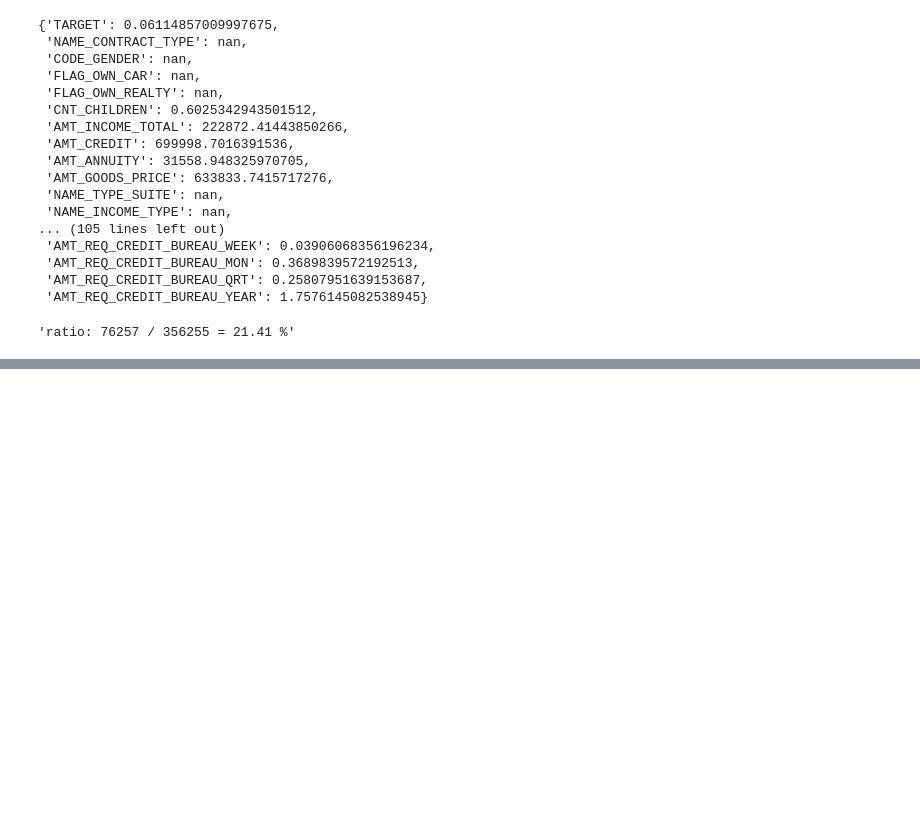
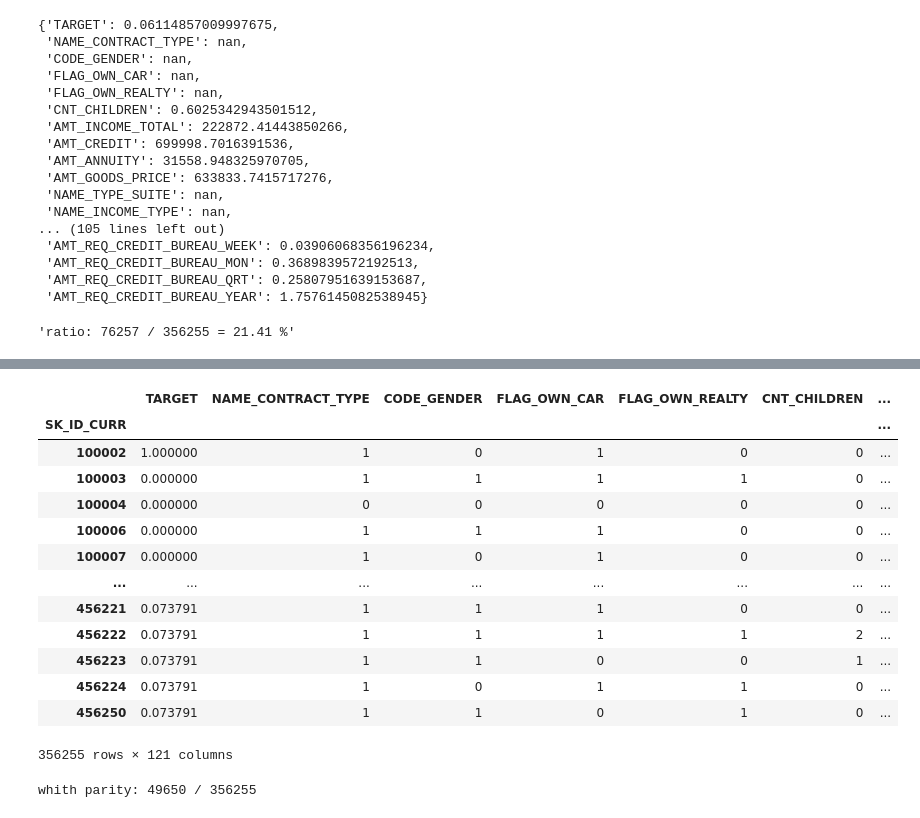
Before and after one commit to theomatas/Brain_Bros, a Jupyter notebook: Machine Learning.ipynb, the cells around one changed output, grey strips where cells are left out. Cells and saved outputs as stored; diff of their text form; code cells hidden in the pictures; blank space fills up the shorter version.

```diff
--- a/Machine Learning.ipynb
+++ b/Machine Learning.ipynb
@@ -109,0 +140,26 @@ df
+# %%
+df
+# %% [output]
+|  | TARGET | NAME_CONTRACT_TYPE | CODE_GENDER | FLAG_OWN_CAR | FLAG_OWN_REALTY | CNT_CHILDREN | ... |
+| SK_ID_CURR |  |  |  |  |  |  | ... |
+| 100002 | 1.000000 | 1 | 0 | 1 | 0 | 0 | ... |
+| 100003 | 0.000000 | 1 | 1 | 1 | 1 | 0 | ... |
+| 100004 | 0.000000 | 0 | 0 | 0 | 0 | 0 | ... |
+| 100006 | 0.000000 | 1 | 1 | 1 | 0 | 0 | ... |
+| 100007 | 0.000000 | 1 | 0 | 1 | 0 | 0 | ... |
+| ... | ... | ... | ... | ... | ... | ... | ... |
+| 456221 | 0.073791 | 1 | 1 | 1 | 0 | 0 | ... |
+| 456222 | 0.073791 | 1 | 1 | 1 | 1 | 2 | ... |
+| 456223 | 0.073791 | 1 | 1 | 0 | 0 | 1 | ... |
+| 456224 | 0.073791 | 1 | 0 | 1 | 1 | 0 | ... |
+| 456250 | 0.073791 | 1 | 1 | 0 | 1 | 0 | ... |
+356255 rows × 121 columns
+# %%
+df_true = df[df['TARGET'] == 1]
+df_false = df[df['TARGET'] != 1]
+maxi_val = min([df_false.shape[0], df_true.shape[0]])
+maxsize = maxi_val*2
+print('whith parity: {} / {}'.format(maxsize,df.shape[0],round(maxsize/df.shape[0],2)))
+df = pd.concat([df_false.iloc[:maxi_val],df_true.iloc[:maxi_val]])
+# %% [output]
+whith parity: 49650 / 356255
```
Also changed, not shown: parts of 18 cells of this notebook.
